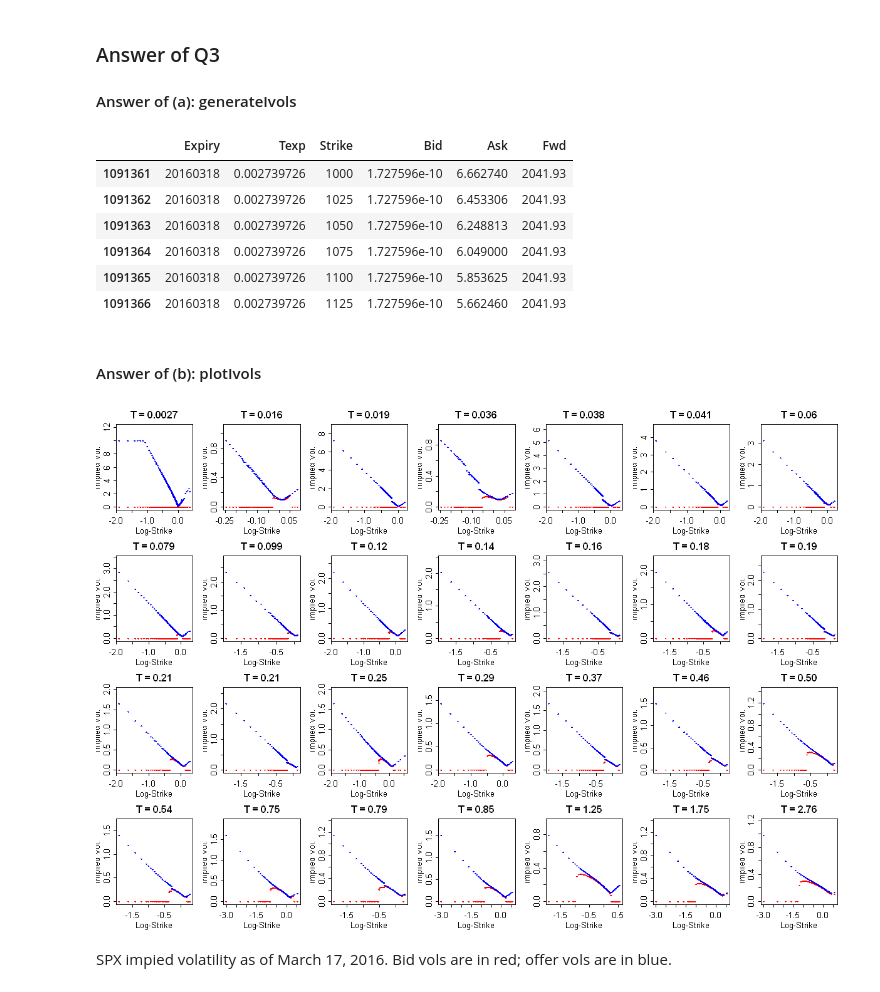
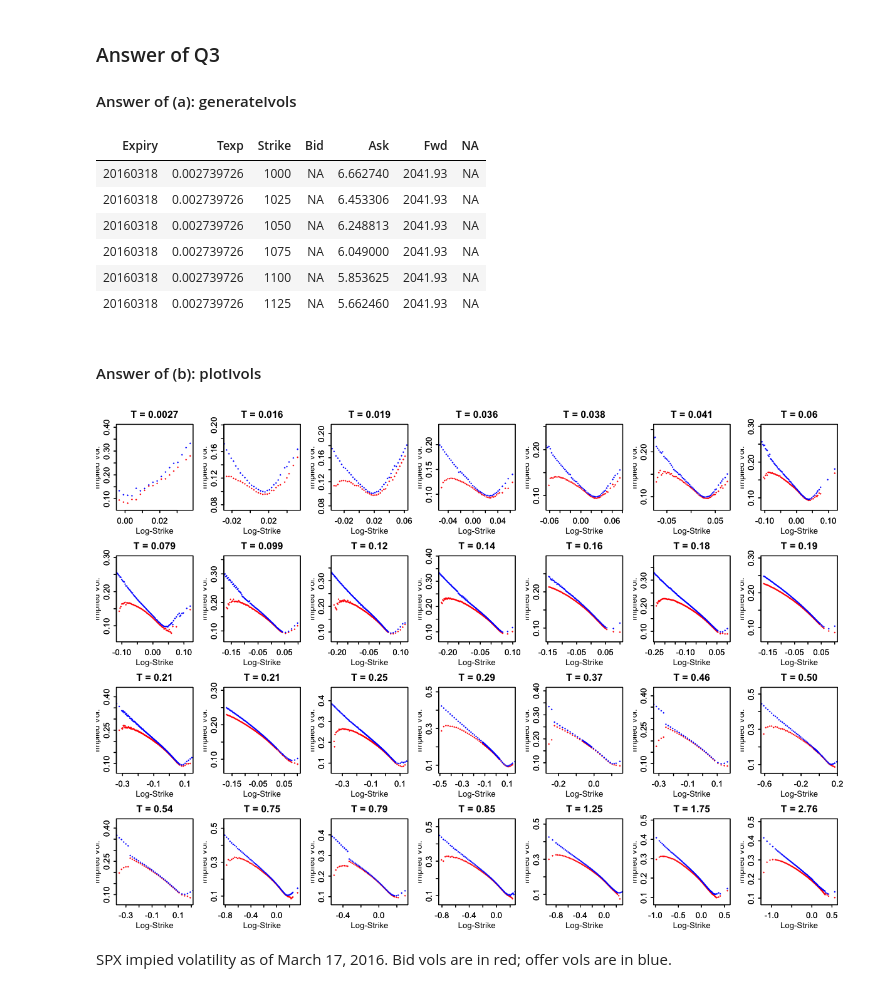
Before and after one commit to Jmaihuire/MTH9875_Volatility_Surface, a Jupyter notebook: HW/HW5/9875HW5_Hongchao_Pan.ipynb, the cells around one changed output. Drawn from its saved outputs; the diff is of its cells as text; code cells hidden in the pictures.

```diff
--- a/HW/HW5/9875HW5_Hongchao_Pan.ipynb
+++ b/HW/HW5/9875HW5_Hongchao_Pan.ipynb
@@ -193,40 +194,3 @@ Plot your results using `plotIvols()`; your picture should look something like F
 ### Answer of Q3
 
 #### Answer of (a): generateIvols
-# %%
-# Define the generateIvols function
-generateIvols <- function(rowData){
-    rowData <- rowData[2:10]
-    rowData[c("Expiry","Texp","Strike","Bid","Ask","Fwd")] <- NA #Initialize
-    rowData$Expiry <-rowData$exdate
-    rowData$Texp <- as.numeric(strptime(rowData$exdate, format="%Y%m%d") - strptime(rowData$date, format="%Y%m%d"))/365.0
-    EachExpiry <- function(rowDataTexp){
-        rowDataTexpC <- rowDataTexp[rowDataTexp$cp_flag=="C",]
-        rowDataTexpP <- rowDataTexp[rowDataTexp$cp_flag=="P",]
-        strikes <- rowDataTexpC$strike_price/1000.0
-        rowDataTexpC$Strike <- strikes
-        rowDataTexpP$Strike <- strikes
-        C <- 0.5*(rowDataTexpC$best_bid+rowDataTexpC$best_offer)
-        P <- 0.5*(rowDataTexpP$best_bid+rowDataTexpP$best_offer)
-        reg <- lm((C-P)~strikes)
-        PV <- -reg$coeff[[2]]
-        F <- reg$coeff[[1]]/PV
-        T <- rowDataTexpC$Texp[1]
-        rowDataTexpC$Fwd <- F
-        rowDataTexpP$Fwd <- F
-        Iters <- seq(1,length(rowDataTexpC$cp_flag),by=1)
-        # So=PV*F, r=log(PV)/(-T)
-        rowDataTexpC$Bid <- sapply(Iters,function(x){BSImpliedVolCall(F*PV, strikes[x], T,log(PV)/(-T), rowDataTexpC$best_bid[x])})
-        rowDataTexpC$Ask <- sapply(Iters,function(x){BSImpliedVolCall(F*PV, strikes[x], T,log(PV)/(-T), rowDataTexpC$best_offer[x])})
-        rowDataTexpP$Bid <- sapply(Iters,function(x){BSImpliedVolPut(F*PV, strikes[x], T,log(PV)/(-T), rowDataTexpP$best_bid[x])})
-        rowDataTexpP$Ask <- sapply(Iters,function(x){BSImpliedVolPut(F*PV, strikes[x], T,log(PV)/(-T), rowDataTexpP$best_offer[x])})
-        rowDataTexp[rowDataTexp$cp_flag=="C",] <- rowDataTexpC
-        rowDataTexp[rowDataTexp$cp_flag=="P",] <- rowDataTexpP
-        return (rowDataTexp)
-    }
-    exdates = unique(rowData$exdate)
-    for (i in 1:length(exdates)){
-        rowData[rowData$exdate==exdates[i],] <- EachExpiry(rowData[rowData$exdate==exdates[i],])
-    }
-    return (rowData[1:15])
-}
@@ -235,23 +254,22 @@ generateIvols <- function(rowData){
 Q3_res <- generateIvols(spxData20160317)
 # %%
 # Since the whole dataframe contains too many rows, only output the head of the dataframe
-head(Q3_res[,10:15])
+head(Q3_res)
 # %% [output]
-|  | Expiry | Texp | Strike | Bid | Ask | Fwd |
-| 1091361 | 20160318 | 0.002739726 | 1000 | 1.727596e-10 | 6.662740 | 2041.93 |
-| 1091362 | 20160318 | 0.002739726 | 1025 | 1.727596e-10 | 6.453306 | 2041.93 |
-| 1091363 | 20160318 | 0.002739726 | 1050 | 1.727596e-10 | 6.248813 | 2041.93 |
-| 1091364 | 20160318 | 0.002739726 | 1075 | 1.727596e-10 | 6.049000 | 2041.93 |
-| 1091365 | 20160318 | 0.002739726 | 1100 | 1.727596e-10 | 5.853625 | 2041.93 |
-| 1091366 | 20160318 | 0.002739726 | 1125 | 1.727596e-10 | 5.662460 | 2041.93 |
+| Expiry | Texp | Strike | Bid | Ask | Fwd | NA |
+| 20160318 | 0.002739726 | 1000 | NA | 6.662740 | 2041.93 | NA |
+| 20160318 | 0.002739726 | 1025 | NA | 6.453306 | 2041.93 | NA |
+| 20160318 | 0.002739726 | 1050 | NA | 6.248813 | 2041.93 | NA |
+| 20160318 | 0.002739726 | 1075 | NA | 6.049000 | 2041.93 | NA |
+| 20160318 | 0.002739726 | 1100 | NA | 5.853625 | 2041.93 | NA |
+| 20160318 | 0.002739726 | 1125 | NA | 5.662460 | 2041.93 | NA |
 # %% [markdown]
 #### Answer of (b): plotIvols
 # %%
-Q3_res2 <- Q3_res[Q3_res$cp_flag=="C",][,10:15]
-volOrder <- Q3_res2[with(Q3_res2, order(Texp, Strike)), ]
+volOrder <- Q3_res[order(Q3_res[,"Texp"],Q3_res[,"Strike"]),]
 Q3_res_Ivols <- plotIvols(volOrder)
 # %% [output]
-[figure, old version]
+[figure, new version]
 # %% [markdown]
 SPX impied volatility as of March 17, 2016. Bid vols are in red; offer vols are in blue.
 # %% [markdown]
```
Also changed, not shown: parts of 19 cells of this notebook, 3 other files.
